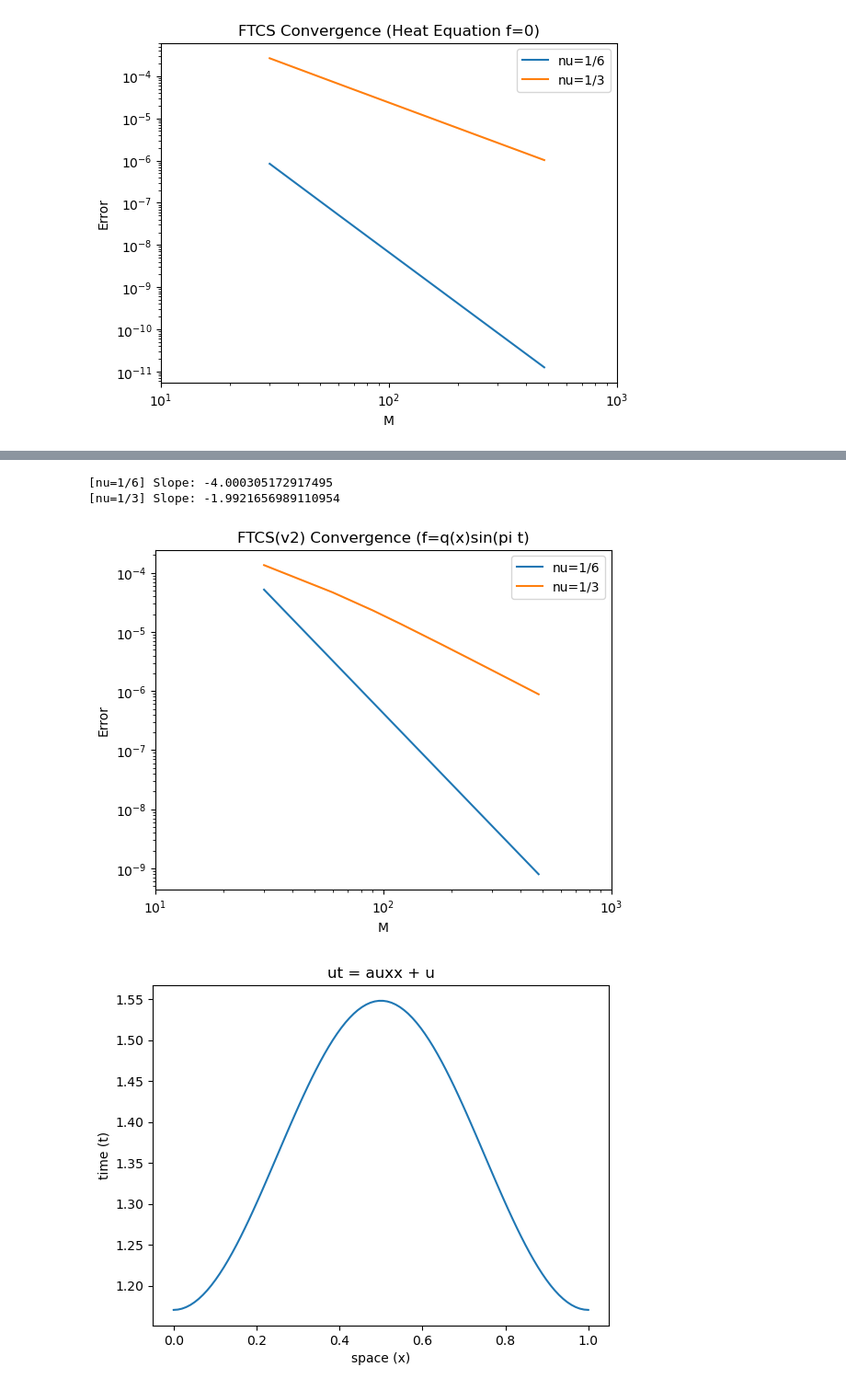
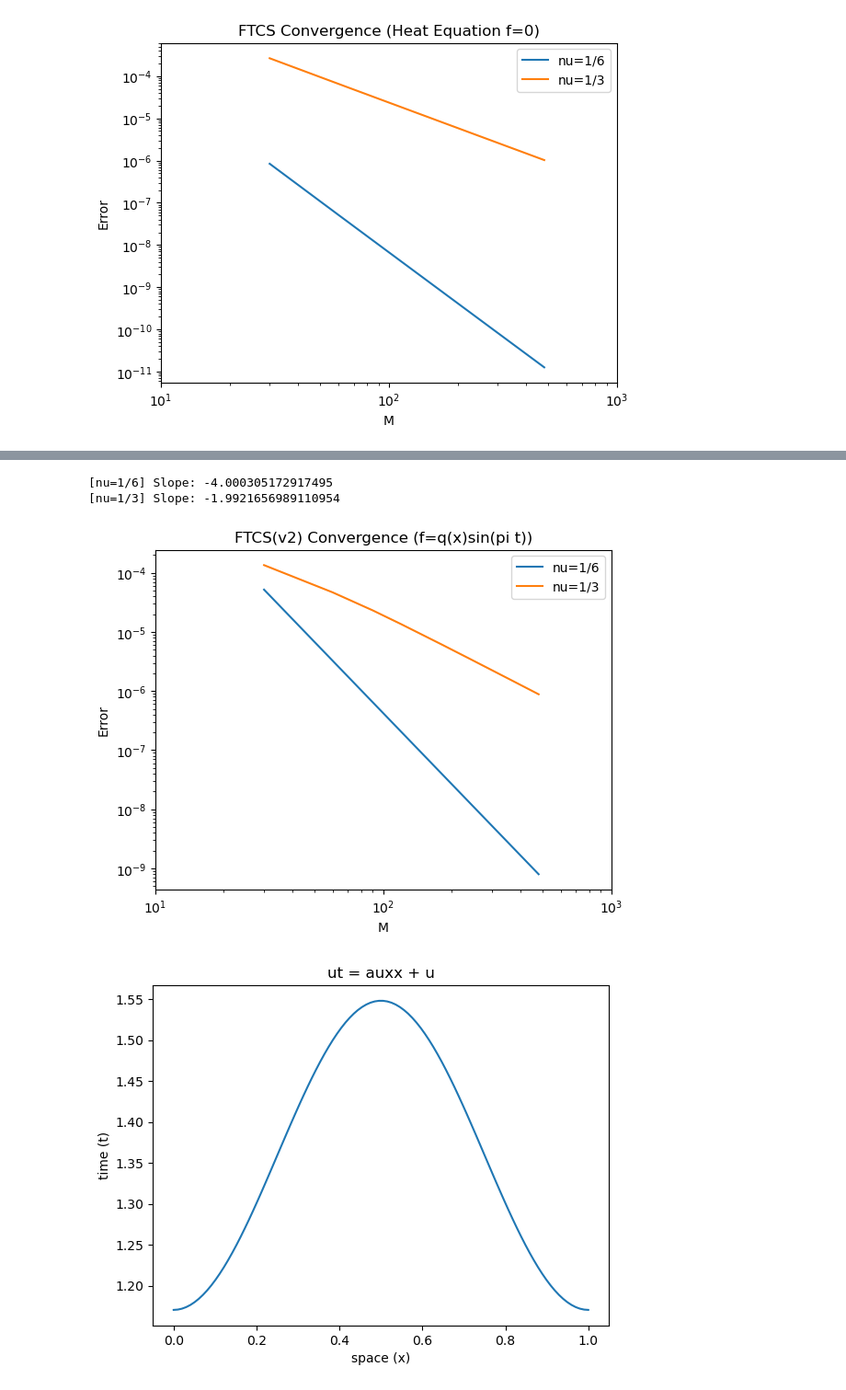
Before and after one commit to shainotshy1/Math228B, a Jupyter notebook: HW1/hw01.ipynb, the cells around one changed output, grey strips where cells are left out. Shown at 92% size. Cells and saved outputs as stored; diff of their text form; code cells hidden in the pictures.

```diff
--- a/HW1/hw01.ipynb
+++ b/HW1/hw01.ipynb
@@ -236,11 +236,11 @@ def comp_ftcs2(f, g, a, T, M, nu):
 
     return curr
 # %%
-log_log_err_eval(f_ii, g_ii, comp_1aii_exact, comp_ftcs2, title="FTCS(v2) Convergence (f=q(x)sin(pi t)")
+log_log_err_eval(f_ii, g_ii, comp_1aii_exact, comp_ftcs2, title="FTCS(v2) Convergence (f=q(x)sin(pi t))")
 # %% [output]
 [nu=1/6] Slope: -4.000305172917495
 [nu=1/3] Slope: -1.9921656989110954
-[figure, old version]
+[figure, new version]
 # %%
 # Problem 2
 
```
Also changed, not shown: parts of 4 cells of this notebook, 6 other files.
